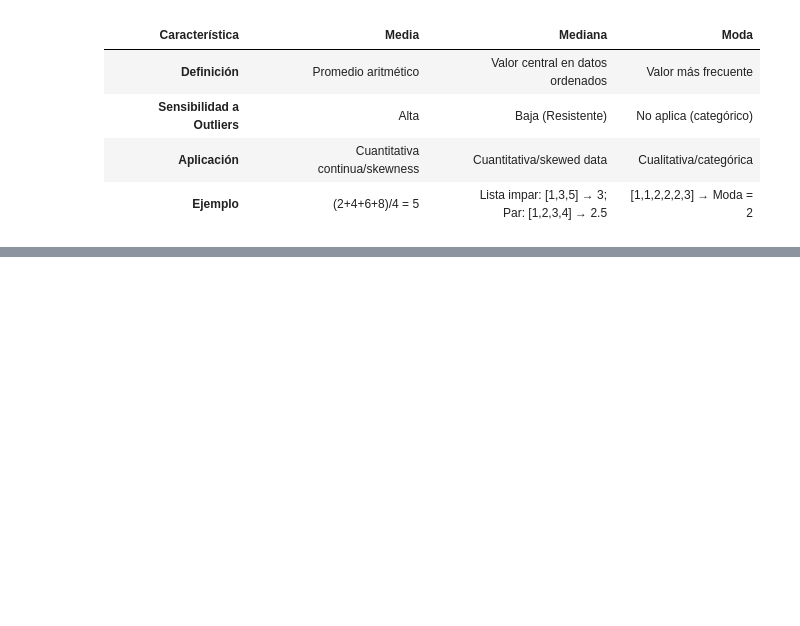
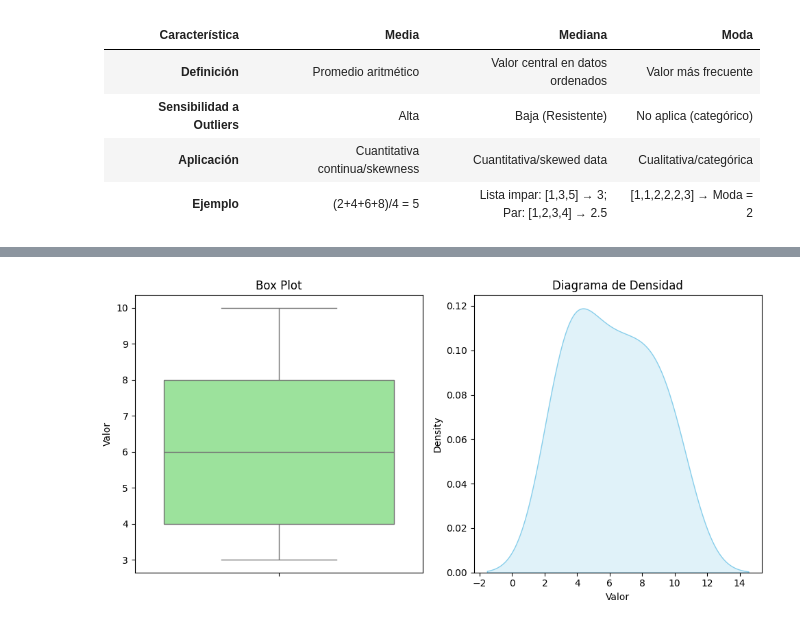
Before and after one commit to paranedagarcia/Cienciadedatos, a Jupyter notebook: 2.Estadistica/1.Estadistica_descriptiva.ipynb, the cells around one changed output, grey strips where cells are left out. Drawn from its saved outputs; the diff is of its cells as text; code cells hidden in the pictures; blank space fills up the shorter version.

```diff
--- a/2.Estadistica/1.Estadistica_descriptiva.ipynb
+++ b/2.Estadistica/1.Estadistica_descriptiva.ipynb
@@ -56,0 +202,27 @@ El box plot muestra la mediana como una línea dentro de la caja, que representa
+# %%
+"""
+Visualización de datos con diagramas de caja (box plots) y diagramas de densidad (KDE).
+"""
+import seaborn as sns
+import matplotlib.pyplot as plt
+
+datos = np.array([4, 8, 6, 5, 3, 3, 4, 6, 8, 9, 10, 3, 7, 10])
+# Usamos los datos ya definidos en el notebook
+plt.figure(figsize=(10, 5))
+
+# Diagrama de caja (box plot)
+plt.subplot(1, 2, 1)
+sns.boxplot(y=datos, color='lightgreen')
+plt.title('Box Plot')
+plt.ylabel('Valor')
+
+# Diagrama de densidad (KDE)
+plt.subplot(1, 2, 2)
+sns.kdeplot(datos, fill=True, color='skyblue')
+plt.title('Diagrama de Densidad')
+plt.xlabel('Valor')
+
+plt.tight_layout()
+plt.show()
+# %% [output]
+[figure, added]
```
Also changed, not shown: parts of 9 cells of this notebook, 1 other file.
